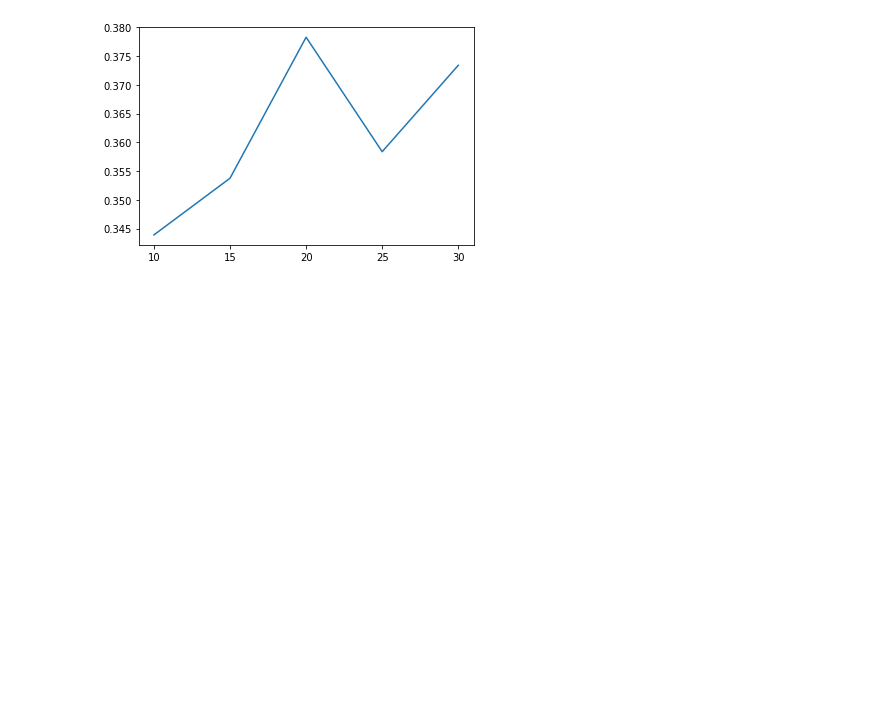
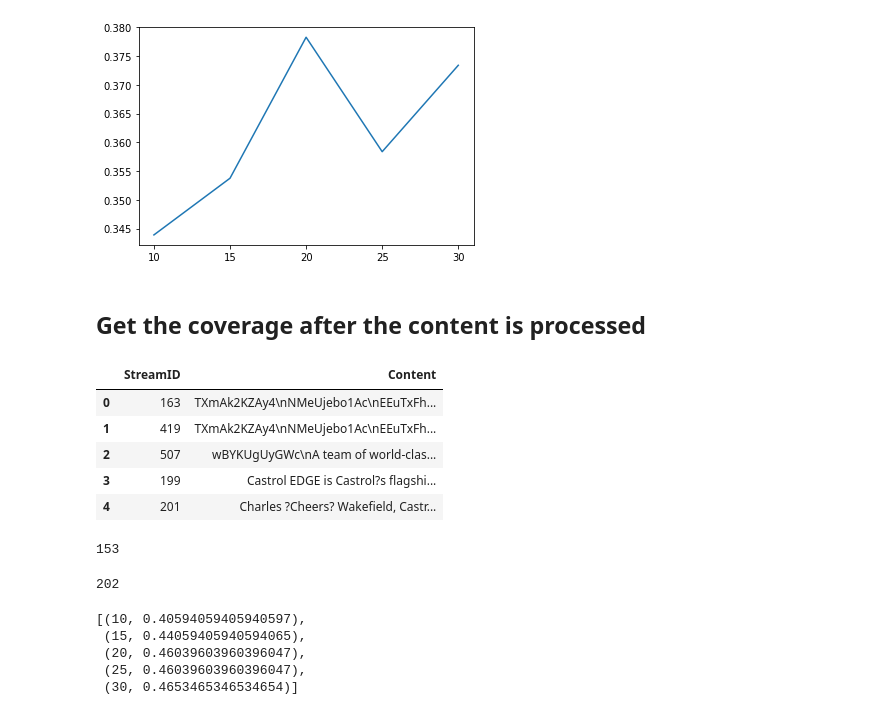
Before and after one commit to ace-racer/ContextualRecommender, a Jupyter notebook: hybird_recommender/evaluation/Evaluate Recommenders 3 - After hypernym processing.ipynb, the cells around one changed output. Saved outputs shown, nothing was run; the diff lists cells and outputs as text; code cells hidden in the pictures; blank space fills up the shorter version.

```diff
--- a/hybird_recommender/evaluation/Evaluate Recommenders 3 - After hypernym processing.ipynb
+++ b/hybird_recommender/evaluation/Evaluate Recommenders 3 - After hypernym processing.ipynb
@@ -121,3 +121,32 @@ plt.plot(x, y)
 # %% [output]
 [<matplotlib.lines.Line2D at 0x...>]
 [figure]
+# %% [markdown]
+## Get the coverage after the content is processed
+# %%
+stream_content_df = pd.read_csv("../data/stream_content_processed.csv", header=0, encoding="ISO-8859-1")
+stream_content_df.head()
+# %% [output]
+|  | StreamID | Content |
+| 0 | 163 | TXmAk2KZAy4\nNMeUjebo1Ac\nEEuTxFh... |
+| 1 | 419 | TXmAk2KZAy4\nNMeUjebo1Ac\nEEuTxFh... |
+| 2 | 507 | wBYKUgUyGWc\nA team of world-clas... |
+| 3 | 199 | Castrol EDGE is Castrol?s flagshi... |
+| 4 | 201 | Charles ?Cheers? Wakefield, Castr... |
+# %%
+unique_streams = np.unique(user_views_per_stream_df["STREAMID"].values)
+unique_streams.shape
+num_unique_streams = unique_streams.shape[0]
+num_unique_streams
+# %% [output]
+153
+# %%
+unique_content_streams = np.unique(stream_content_df["StreamID"].values)
+unique_streams = np.append(unique_streams, unique_content_streams)
+
+# remove the common items in either the two lists
+unique_streams = set(unique_streams)
+num_unique_streams = len(unique_streams)
+num_unique_streams
+# %% [output]
+202
@@ -123,0 +178,8 @@ plt.plot(x, y)
+# %%
+content_reco_coverages
+# %% [output]
+[(10, 0.40594059405940597),
+ (15, 0.44059405940594065),
+ (20, 0.46039603960396047),
+ (25, 0.46039603960396047),
+ (30, 0.4653465346534654)]
```
Also changed, not shown: parts of 3 cells of this notebook, 1 other file.
